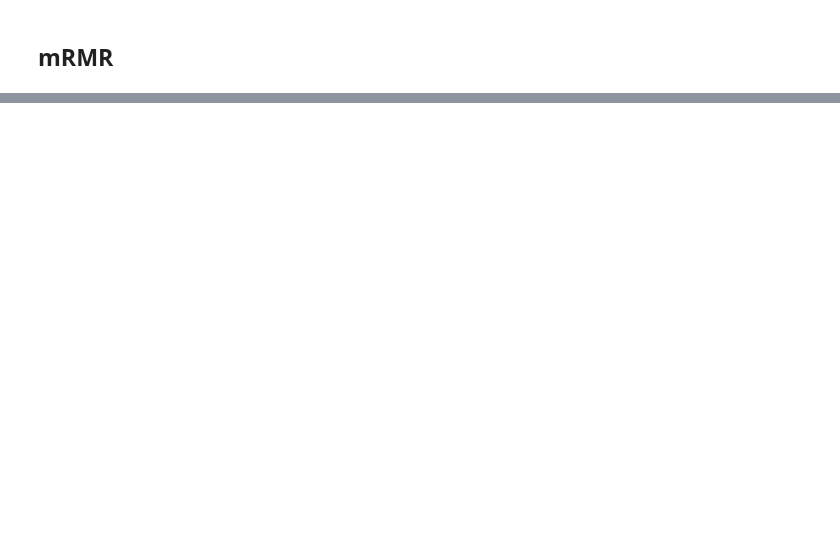
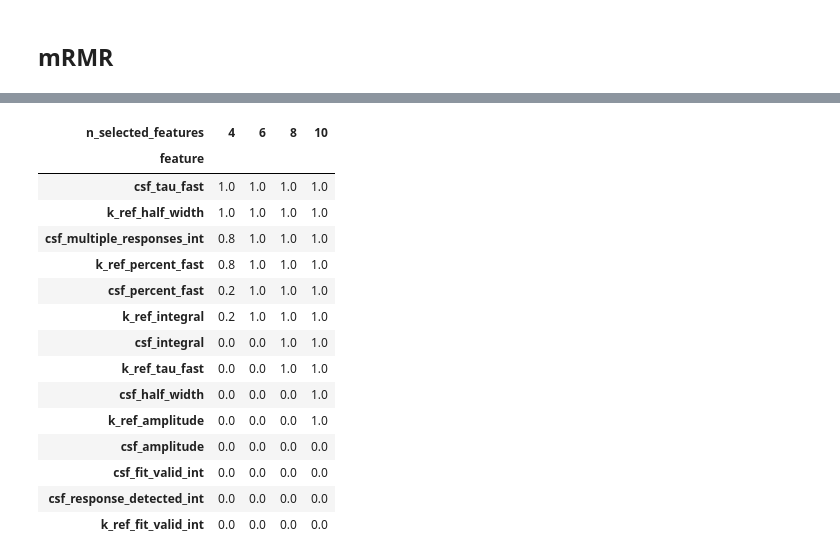
Before and after one commit to peraj-17/MasterProjekatPetarJ, a Jupyter notebook: notebooks/03_modeling.ipynb, the cells around one changed output, grey strips where cells are left out. Saved outputs shown, nothing was run; the diff lists cells and outputs as text; code cells hidden in the pictures; blank space fills up the shorter version.

```diff
--- a/notebooks/03_modeling.ipynb
+++ b/notebooks/03_modeling.ipynb
@@ -2673,0 +3221,21 @@ nonlinear_holdout_summary.to_csv(
+# %%
+# Odabrane osobine za svaki podskup
+mrmr_roi_selected_by_fold = (
+    mrmr_roi_selection_long
+    .groupby(
+        [
+            "n_selected_features",
+            "fold",
+        ]
+    )["feature"]
+    .agg(
+        lambda values: ", ".join(values)
+    )
+    .reset_index(
+        name="selected_features"
+    )
+)
+
+pd.set_option('display.max_colwidth', None) # Omogućava prikaz cele Pandas kolone
+
+mrmr_roi_selected_by_fold
@@ -2673,0 +3308,33 @@ nonlinear_holdout_summary.to_csv(
+# %%
+# Prikaz rezultata
+mrmr_roi_selection_frequency_pivot = (
+    mrmr_roi_selection_frequency
+    .pivot(
+        index="feature",
+        columns="n_selected_features",
+        values="selection_frequency",
+    )
+    .sort_values(
+        by=mrmr_feature_counts,
+        ascending=False,
+    )
+)
+
+mrmr_roi_selection_frequency_pivot.round(2)
+# %% [output]
+| n_selected_features | 4 | 6 | 8 | 10 |
+| feature |  |  |  |  |
+| csf_tau_fast | 1.0 | 1.0 | 1.0 | 1.0 |
+| k_ref_half_width | 1.0 | 1.0 | 1.0 | 1.0 |
+| csf_multiple_responses_int | 0.8 | 1.0 | 1.0 | 1.0 |
+| k_ref_percent_fast | 0.8 | 1.0 | 1.0 | 1.0 |
+| csf_percent_fast | 0.2 | 1.0 | 1.0 | 1.0 |
+| k_ref_integral | 0.2 | 1.0 | 1.0 | 1.0 |
+| csf_integral | 0.0 | 0.0 | 1.0 | 1.0 |
+| k_ref_tau_fast | 0.0 | 0.0 | 1.0 | 1.0 |
+| csf_half_width | 0.0 | 0.0 | 0.0 | 1.0 |
+| k_ref_amplitude | 0.0 | 0.0 | 0.0 | 1.0 |
+| csf_amplitude | 0.0 | 0.0 | 0.0 | 0.0 |
+| csf_fit_valid_int | 0.0 | 0.0 | 0.0 | 0.0 |
+| csf_response_detected_int | 0.0 | 0.0 | 0.0 | 0.0 |
+| k_ref_fit_valid_int | 0.0 | 0.0 | 0.0 | 0.0 |
```
Also changed, not shown: parts of 74 cells of this notebook, 19 other files.
